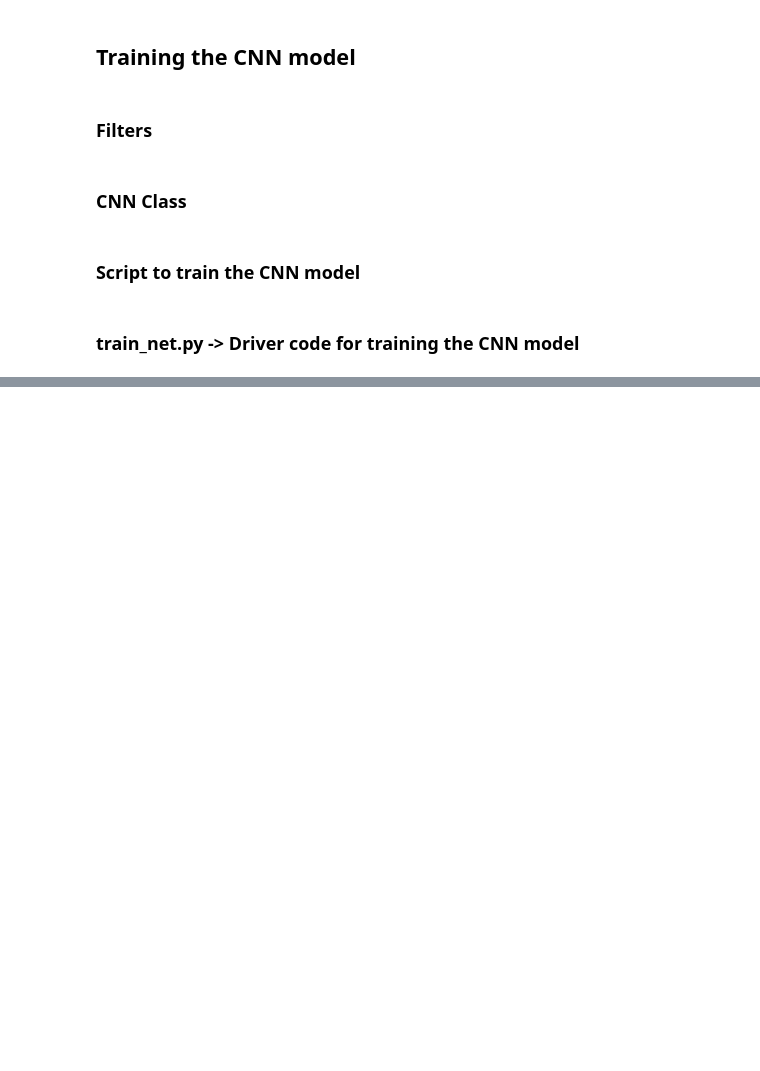
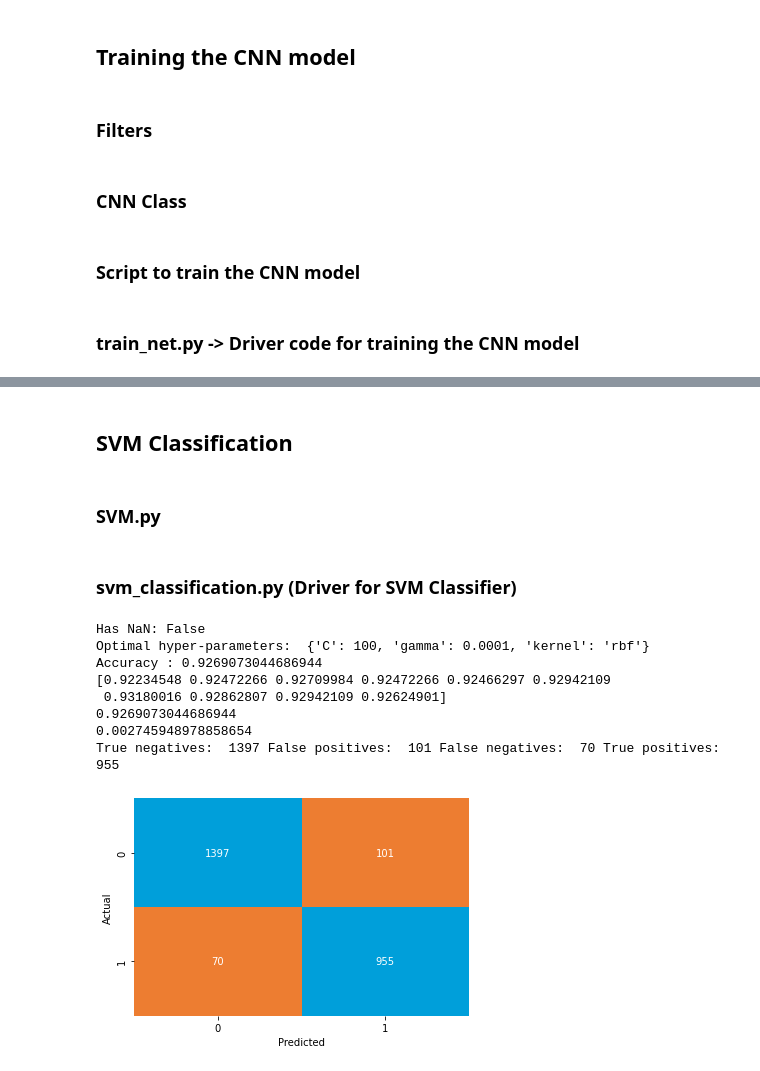
Before and after one commit to skrishnan2001/Image-Forgery-Detection, a Jupyter notebook: casia2-image-patch-extractor.ipynb, the cells around one changed output, grey strips where cells are left out. Drawn from its saved outputs; the diff is of its cells as text; code cells hidden in the pictures; blank space fills up the shorter version.

Commit message:
Kaggle Notebook | CASIA2-Image Forgery Detection with CNN | CNN Image Forgery Version 1

```diff
--- a/casia2-image-patch-extractor.ipynb
+++ b/casia2-image-patch-extractor.ipynb
@@ -643,0 +799,15 @@ Finished Training
+# %%
+import torch
+
+
+with torch.no_grad():
+    model = CNN()
+    model.load_state_dict(torch.load('../input/pretrained-cnn/CASIA2_WithRot_LR001_b128_nodrop.pt',
+                                     map_location=lambda storage, loc: storage))
+    model.eval()
+    model = model.double()
+
+    authentic_path = '../input/casia-20-image-tampering-detection-dataset/CASIA2/Au/*'
+    tampered_path = '../input/casia-20-image-tampering-detection-dataset/CASIA2/Tp/*'
+    output_filename = 'CASIA2_WithRot_LR001_b128_nodrop.csv'
+    create_feature_vectors(model, tampered_path, authentic_path, output_filename)
@@ -643,0 +832,4 @@ Finished Training
+# %% [markdown]
+## SVM Classification
+# %% [markdown]
+### SVM.py
@@ -643,0 +932,30 @@ Finished Training
+# %% [markdown]
+### svm_classification.py (Driver for SVM Classifier)
+# %%
+import pandas as pd
+
+# Read features and labels from CSV
+df = pd.read_csv(filepath_or_buffer='./CASIA2_WithRot_LR001_b128_nodrop.csv')
+X = df.loc[:, ~df.columns.isin(['labels', 'image_names'])]
+y = df['labels']
+
+img_ids = df['image_names']
+
+print('Has NaN:', df.isnull().values.any())
+
+hyper_params = [{'kernel': ['rbf'], 'gamma': [1e-3, 1e-4], 'C': [0.001, 0.01, 0.1, 1, 10, 100, 1000]}]
+
+opt_params = optimize_hyperparams(X, y, params=hyper_params)
+classify(X, y, opt_params)
+print_confusion_matrix(X, y, opt_params)
+find_misclassified(X, y, opt_params, img_ids)
+# %% [output]
+Has NaN: False
+Optimal hyper-parameters:  {'C': 100, 'gamma': 0.0001, 'kernel': 'rbf'}
+Accuracy : 0.9269073044686944
+[0.92234548 0.92472266 0.92709984 0.92472266 0.92466297 0.92942109
+ 0.93180016 0.92862807 0.92942109 0.92624901]
+0.9269073044686944
+0.002745948978858654
+True negatives:  1397 False positives:  101 False negatives:  70 True positives:  955
+[figure, added]
```
Also changed, not shown: parts of 17 cells of this notebook.
